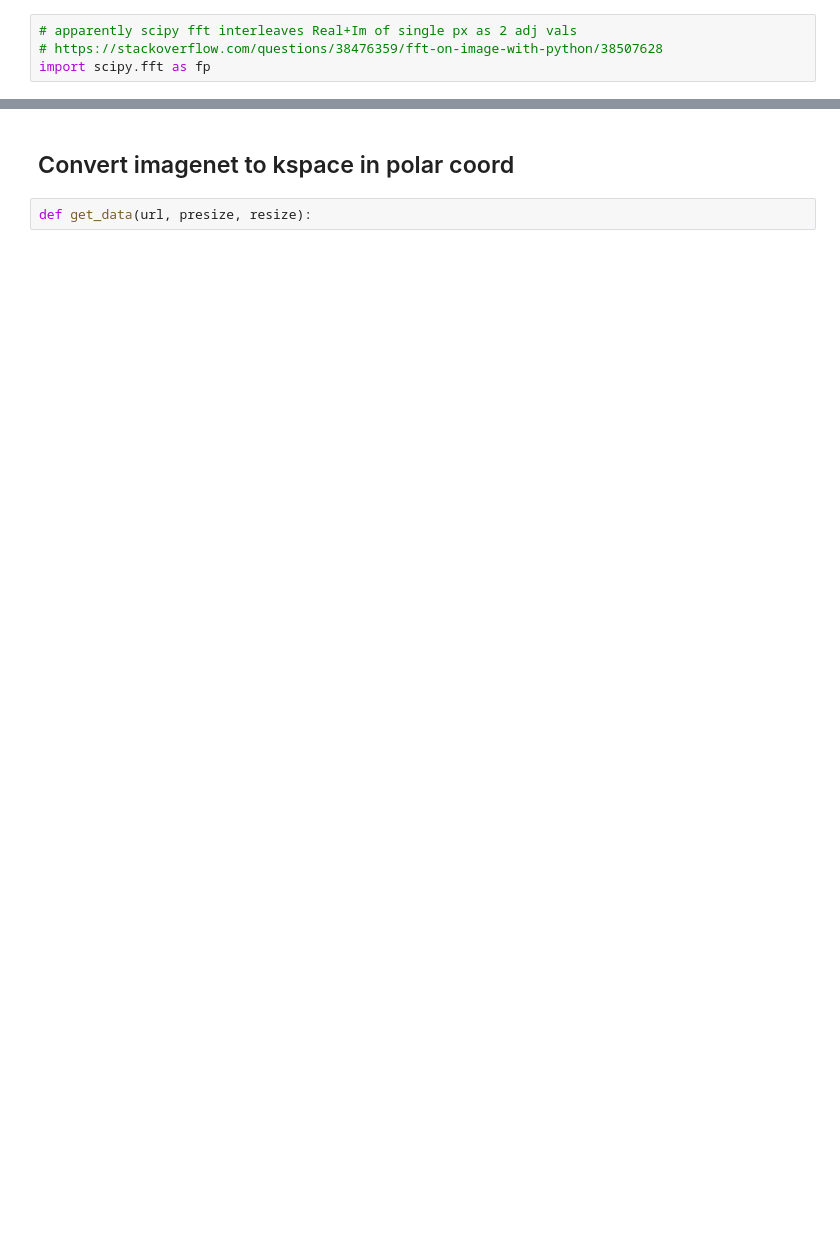
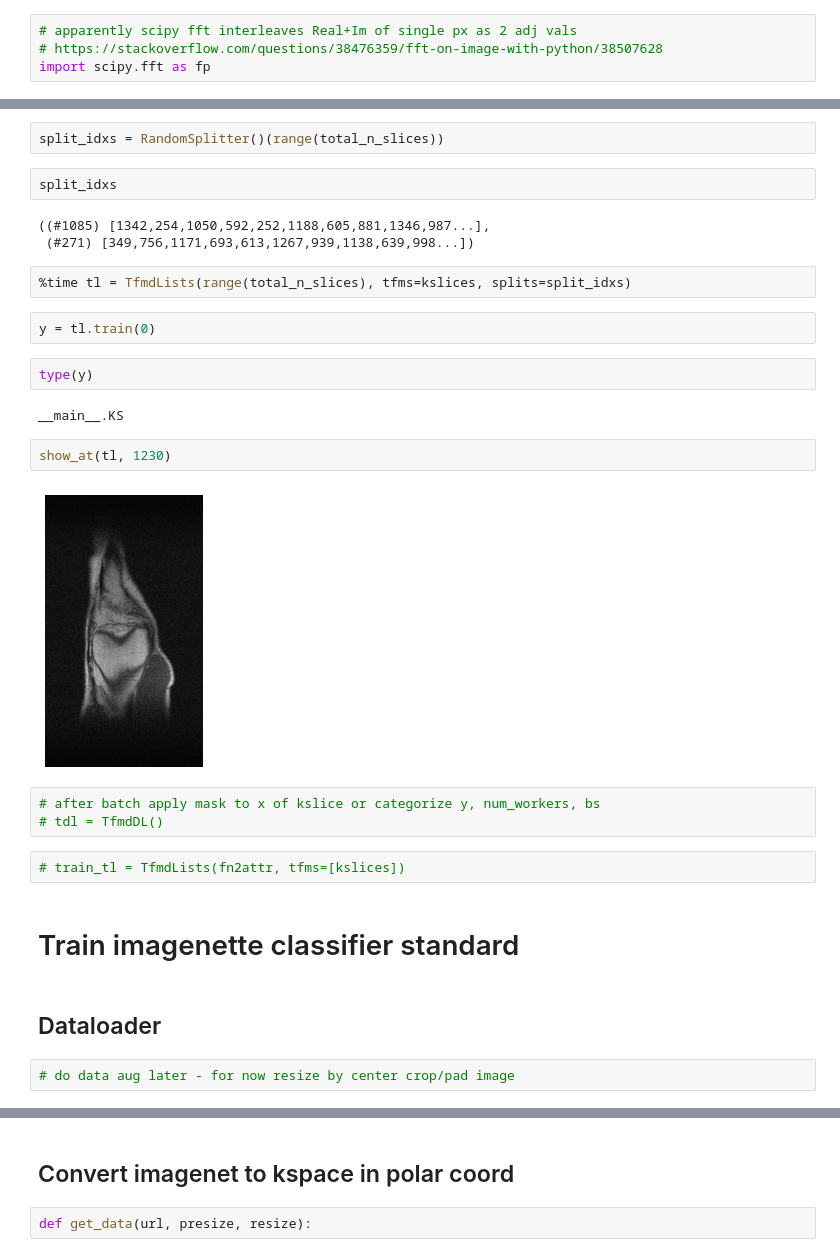
Before and after one commit to RGologorsky/fastmri, a Jupyter notebook: 01_kspace_learner.ipynb, the cells around one changed output, grey strips where cells are left out. Drawn from its saved outputs; the diff is of its cells as text; blank space fills up the shorter version.

```diff
--- a/01_kspace_learner.ipynb
+++ b/01_kspace_learner.ipynb
@@ -228,0 +228,30 @@ class KTfm(Transform):
+# %%
+split_idxs = RandomSplitter()(range(total_n_slices))
+# %%
+split_idxs
+# %% [output]
+((#1085) [1342,254,1050,592,252,1188,605,881,1346,987...],
+ (#271) [349,756,1171,693,613,1267,939,1138,639,998...])
+# %%
+%time tl = TfmdLists(range(total_n_slices), tfms=kslices, splits=split_idxs)
+# %%
+y = tl.train(0)
+# %%
+type(y)
+# %% [output]
+__main__.KS
+# %%
+show_at(tl, 1230)
+# %% [output]
+[figure, added]
+# %%
+# after batch apply mask to x of kslice or categorize y, num_workers, bs
+# tdl = TfmdDL()
+# %%
+# train_tl = TfmdLists(fn2attr, tfms=[kslices])
+# %% [markdown]
+# Train imagenette classifier standard
+# %% [markdown]
+## Dataloader
+# %%
+# do data aug later - for now resize by center crop/pad image
```
Also changed, not shown: parts of 96 cells of this notebook.
